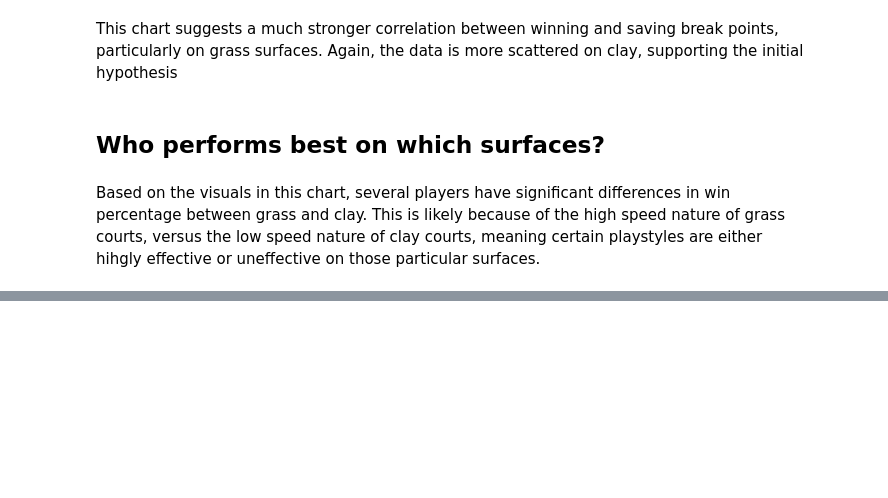
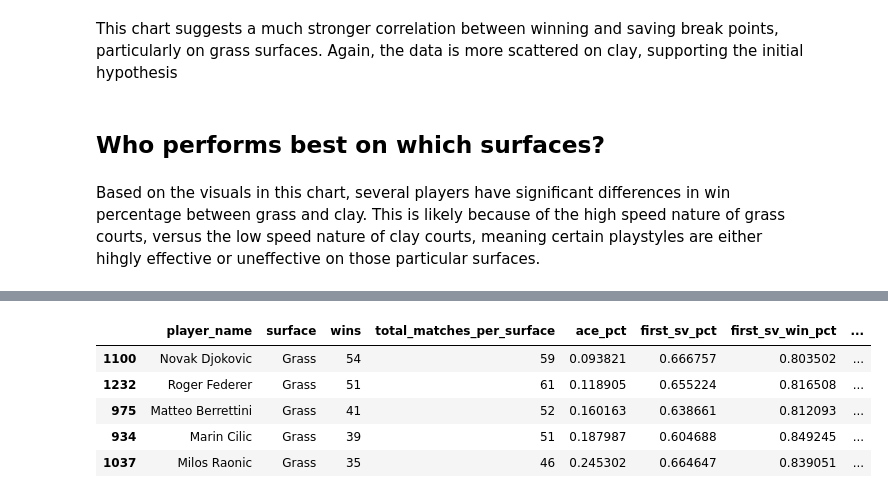
Before and after one commit to jpbombard/ATP_Tour_Analysis, a Jupyter notebook: analysis/Surface_Analysis.ipynb, the cells around one changed output, grey strips where cells are left out. Drawn from its saved outputs; the diff is of its cells as text; code cells hidden in the pictures; blank space fills up the shorter version.

```diff
--- a/Surface_Analysis.ipynb
+++ b/analysis/Surface_Analysis.ipynb
@@ -138,0 +172,10 @@ Based on the visuals in this chart, several players have significant differences
+# %%
+top5_grass = grass_df[grass_df['total_matches_per_surface'] > 35].sort_values(by = 'win_pct', ascending = False).head(5)
+top5_grass
+# %% [output]
+|  | player_name | surface | wins | total_matches_per_surface | ace_pct | first_sv_pct | first_sv_win_pct | ... |
+| 1100 | Novak Djokovic | Grass | 54 | 59 | 0.093821 | 0.666757 | 0.803502 | ... |
+| 1232 | Roger Federer | Grass | 51 | 61 | 0.118905 | 0.655224 | 0.816508 | ... |
+| 975 | Matteo Berrettini | Grass | 41 | 52 | 0.160163 | 0.638661 | 0.812093 | ... |
+| 934 | Marin Cilic | Grass | 39 | 51 | 0.187987 | 0.604688 | 0.849245 | ... |
+| 1037 | Milos Raonic | Grass | 35 | 46 | 0.245302 | 0.664647 | 0.839051 | ... |
```
Also changed, not shown: parts of 5 cells of this notebook, 10 other files.
